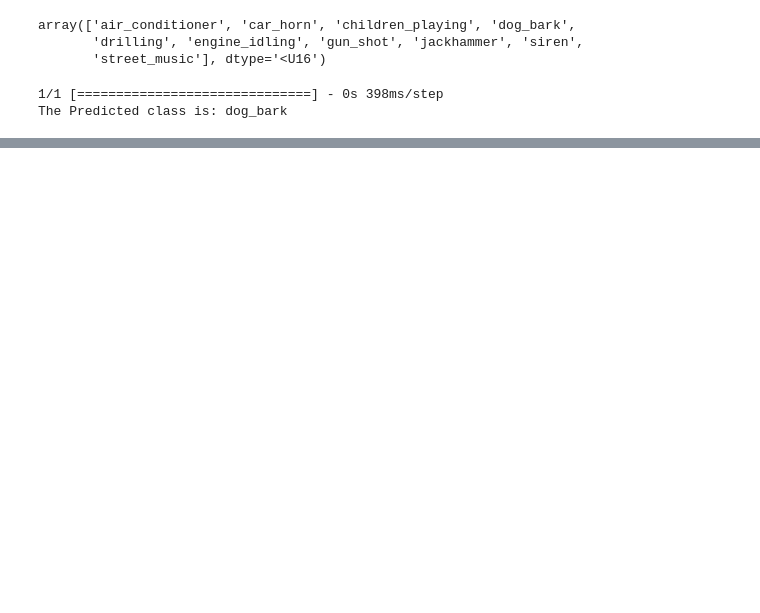
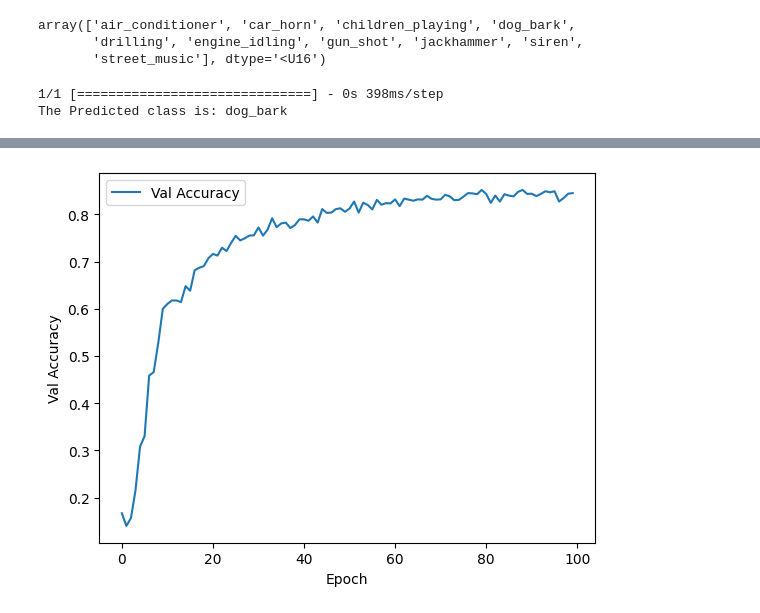
Before and after one commit to rithurajnambiar17/soundscaping-art, a Jupyter notebook: sound-classification/trial.ipynb, the cells around one changed output, grey strips where cells are left out. Cells and saved outputs as stored; diff of their text form; code cells hidden in the pictures; blank space fills up the shorter version.

```diff
--- a/sound-classification/trial.ipynb
+++ b/sound-classification/trial.ipynb
@@ -32,0 +91,8 @@ AttributeError: 'NoneType' object has no attribute 'history'
+# %%
+plt.plot(data['epoch'],data[' val_accuracy'], label='Val Accuracy')
+plt.xlabel('Epoch')
+plt.ylabel('Val Accuracy')
+plt.legend()
+plt.show()
+# %% [output]
+[figure, added]
```
Also changed, not shown: parts of 8 cells of this notebook, 3 other files.
